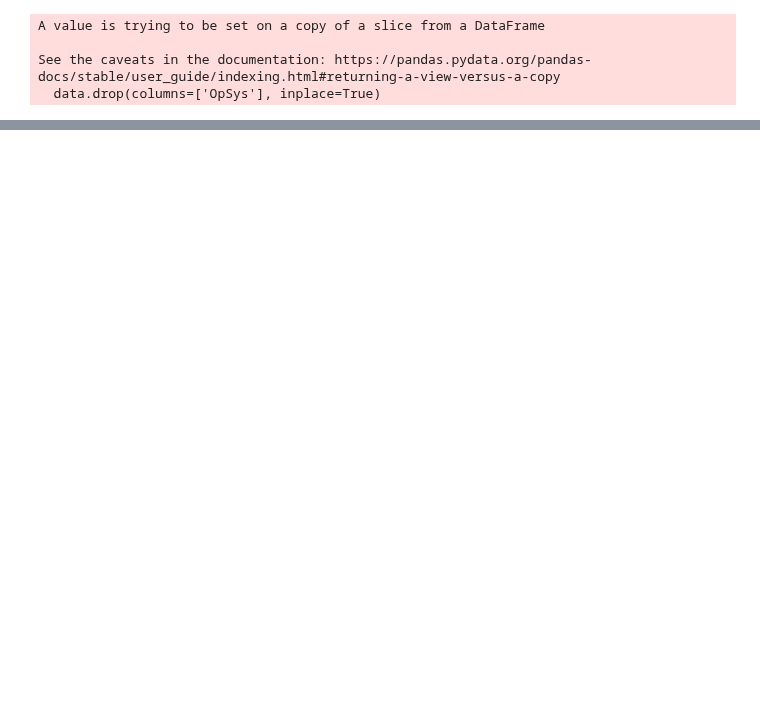
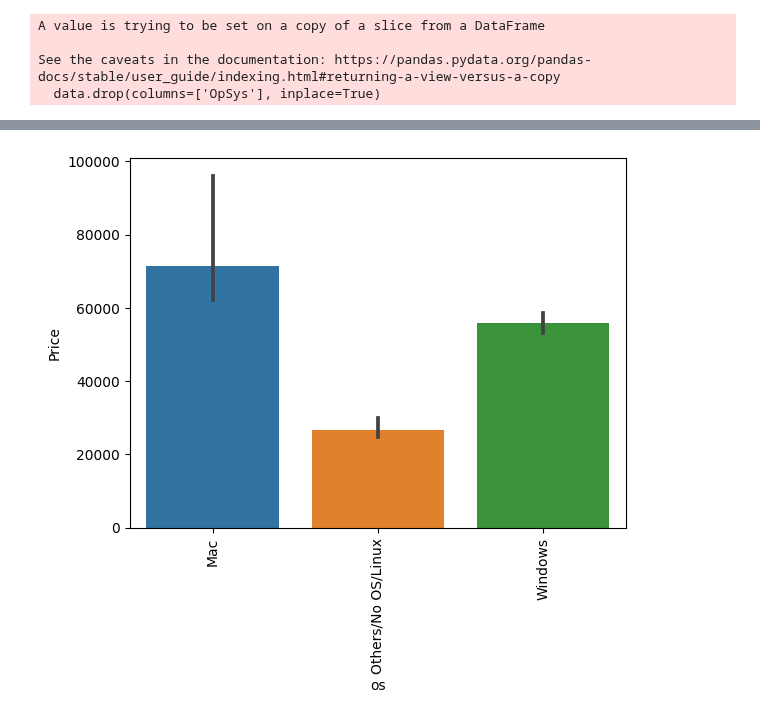
Before and after one commit to John-5014/Laptop_Price_Prediction, a Jupyter notebook: Laptop_Price_Predictor.ipynb, the cells around one changed output, grey strips where cells are left out. Cells and saved outputs as stored; diff of their text form; code cells hidden in the pictures; blank space fills up the shorter version.

```diff
--- a/Laptop_Price_Predictor.ipynb
+++ b/Laptop_Price_Predictor.ipynb
@@ -666,3 +666,9 @@ data.head()
 | 2 | HP | Notebook | 8 | 1.86 | 30636.0000 | 0 | 0 | 141.211998 | Intel Core i5 | 0 | ... |
 | 3 | Apple | Ultrabook | 16 | 1.83 | 135195.3360 | 0 | 1 | 220.534624 | Intel Core i7 | 0 | ... |
 | 4 | Apple | Ultrabook | 8 | 1.37 | 96095.8080 | 0 | 1 | 226.983005 | Intel Core i5 | 0 | ... |
+# %%
+sns.barplot(x=data['os'], y=data['Price'], estimator=np.median)
+plt.xticks(rotation="vertical")
+plt.show()
+# %% [output]
+[figure, added]
```
Also changed, not shown: parts of 5 cells of this notebook.
